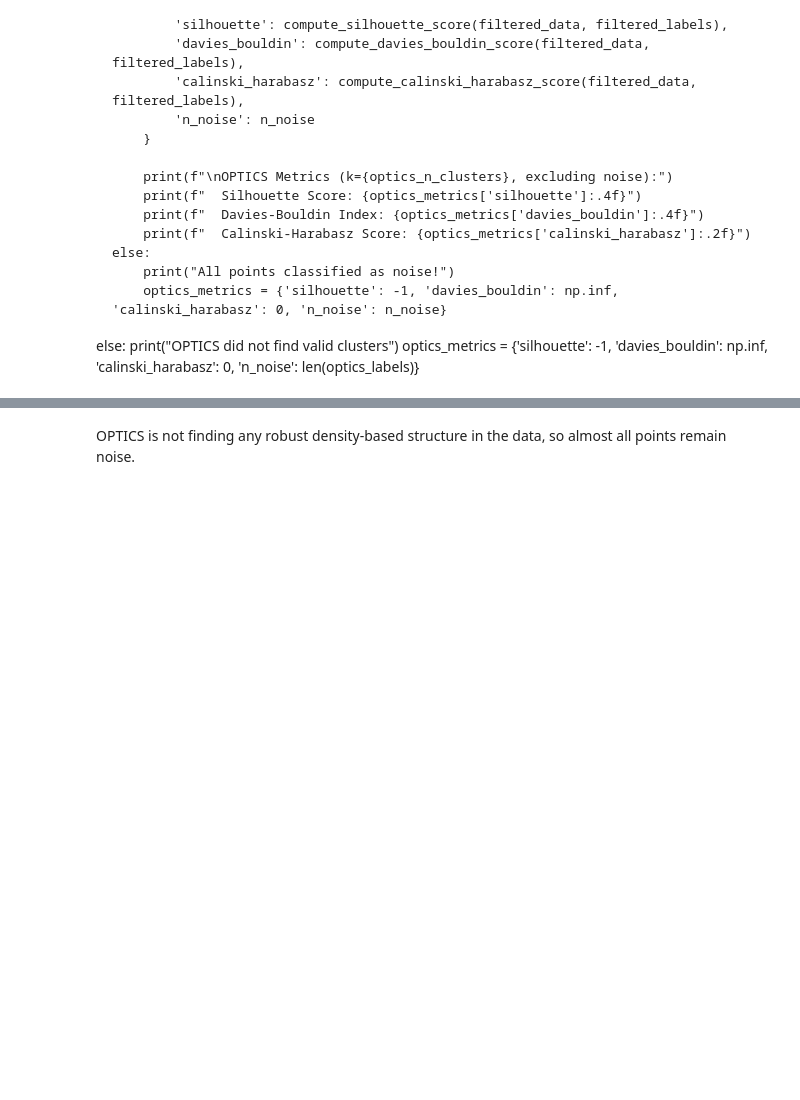
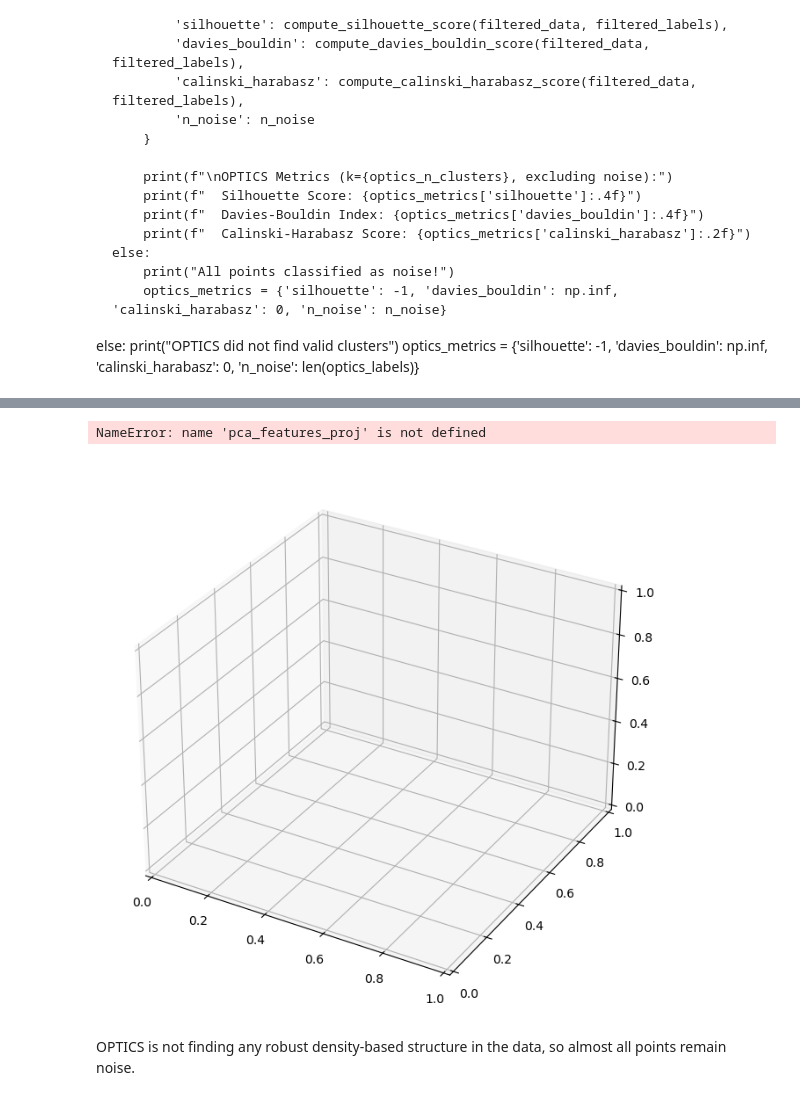
Before and after one commit to xandime/EEG_cluster_detection, a Jupyter notebook: compare_clustering_methods_PCA_Dortmund.ipynb, the cells around one changed output, grey strips where cells are left out. Saved outputs shown, nothing was run; the diff lists cells and outputs as text; code cells hidden in the pictures; blank space fills up the shorter version.

```diff
--- a/compare_clustering_methods_PCA_Dortmund.ipynb
+++ b/compare_clustering_methods_PCA_Dortmund.ipynb
@@ -439,3 +522,41 @@ OPTICS Metrics (k=3, excluding noise):
+# %%
+import numpy as np
+import matplotlib.pyplot as plt
+from mpl_toolkits.mplot3d import Axes3D  # needed for 3D plotting
+
+# Example variables:
+# pca_features_proj : numpy array of shape (n_samples, n_PCs), e.g., PCA-reduced data (16 PCs)
+# optics_labels     : numpy array of cluster labels from OPTICS (-1 = noise)
+
+# Choose which 3 PCs to plot (indices start at 0)
+x_pc, y_pc, z_pc = 0, 1, 2  # PC1, PC2, PC3
+fig = plt.figure(figsize=(10,8))
+ax = fig.add_subplot(111, projection='3d')
+
+# Plot each cluster
+for cluster in np.unique(optics_labels):
+    idx = optics_labels == cluster
+    color = 'lightgray' if cluster == -1 else f"C{cluster}"  # gray for noise
+    label = 'Noise' if cluster == -1 else f'Cluster {cluster}'
+    ax.scatter(
+        pca_features_proj[idx, x_pc],
+        pca_features_proj[idx, y_pc],
+        pca_features_proj[idx, z_pc],
+        c=color,
+        label=label,
+        s=40,
+        alpha=0.7
+    )
+
+ax.set_xlabel(f"PC{x_pc+1}")
+ax.set_ylabel(f"PC{y_pc+1}")
+ax.set_zlabel(f"PC{z_pc+1}")
+ax.set_title(f"OPTICS Clustering (3D PCA)")
+ax.legend()
+plt.show()
+# %% [output]
+NameError: name 'pca_features_proj' is not defined
+[figure, added]
 # %% [markdown]
 OPTICS is not finding any robust density-based structure in the data, so almost all points remain noise.
 # %% [markdown]
```
Also changed, not shown: parts of 7 cells of this notebook.
